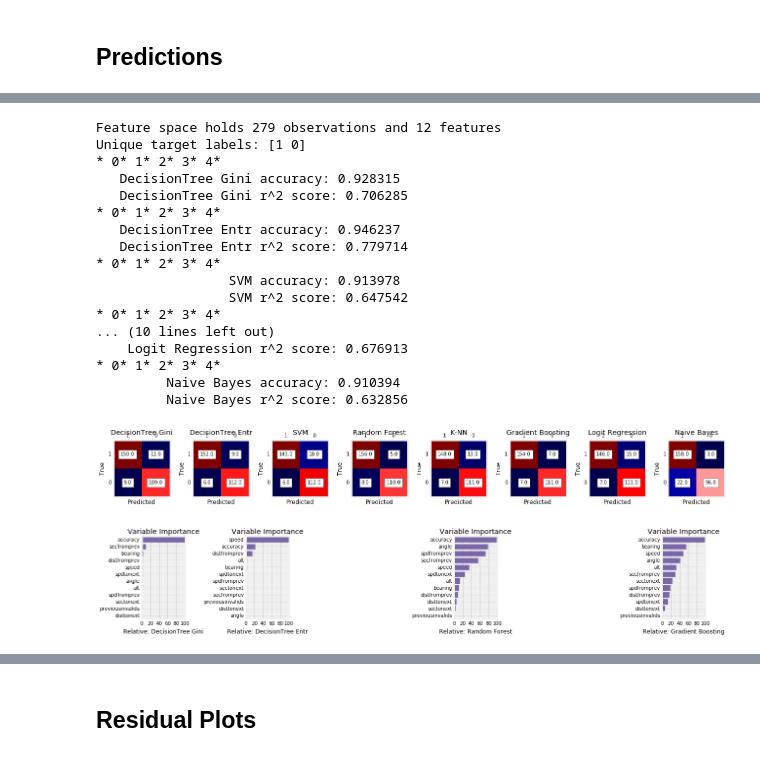
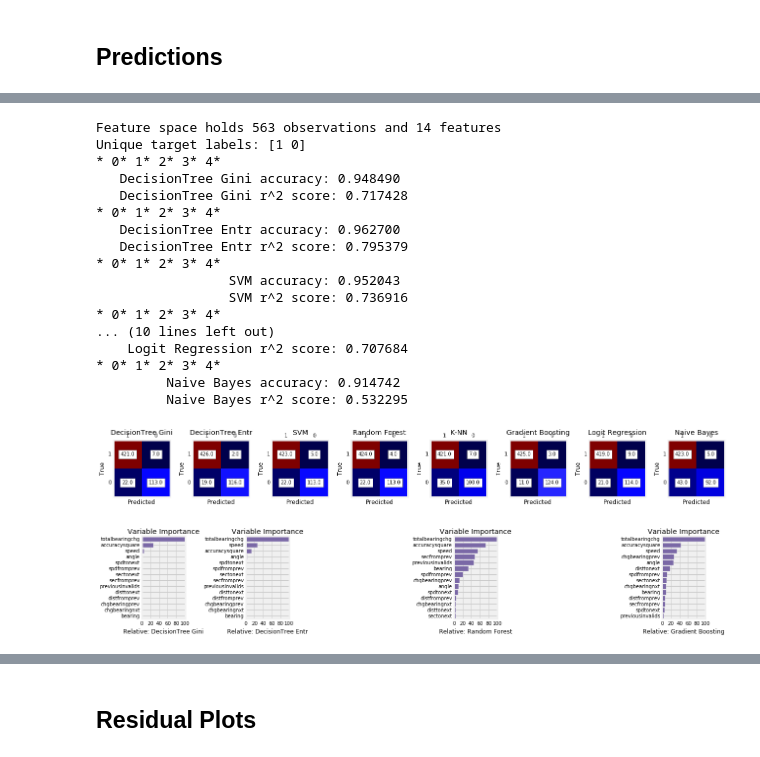
Before and after one commit to sada-narayanappa/Notebooks, a Jupyter notebook: SCHAS/InvalidPoints-usingmarkedvalidity.ipynb, the cells around one changed output, grey strips where cells are left out. Drawn from its saved outputs; the diff is of its cells as text; code cells hidden in the pictures.

Commit message:
Updated invalidpoints-usingmarkedvalidity
accuracy^2 is now a feature.
bearing/change in bearing is now a feature.
color coded the residual plot.

```diff
--- a/SCHAS/InvalidPoints-usingmarkedvalidity.ipynb
+++ b/SCHAS/InvalidPoints-usingmarkedvalidity.ipynb
@@ -84,8 +84,12 @@ is_valid = []
 lat = []
 lon = []
 accuracy = []
+accuracysquare = []
 speed = []
 bearing = []
+chgbearingnxt = []
+chgbearingprev = []
+totalbearingchg = []
 alt = []
 #location = []
 #activity = []
@@ -140,8 +144,12 @@ for k in range(dfLinvalid['is_valid'].value_counts()['2']):
         lat.append(dfLinvalid['lat'][invalididx])
         lon.append(dfLinvalid['lon'][invalididx])
         accuracy.append(dfLinvalid['accuracy'][invalididx])
+        accuracysquare.append(dfLinvalid['accuracy'][invalididx]*dfLinvalid['accuracy'][invalididx])
         speed.append(dfLinvalid['speed'][invalididx])
         bearing.append(dfLinvalid['bearing'][invalididx])
+        chgbearingprev.append(abs(dfLinvalid['bearing'][invalididx]-dfLinvalid['bearing'][invalididx+1]))
+        chgbearingnxt.append(abs(dfLinvalid['bearing'][invalididx-1]-dfLinvalid['bearing'][invalididx]))
+        totalbearingchg.append(abs(dfLinvalid['bearing'][invalididx]-dfLinvalid['bearing'][invalididx+1])+abs(dfLinvalid['bearing'][invalididx-1]-dfLinvalid['bearing'][invalididx]))
         alt.append(dfLinvalid['alt'][invalididx])
         #location.append(dfLinvalid['location'][invalididx])
         #activity.append(dfLinvalid['activity'][invalididx])
@@ -235,8 +243,12 @@ for k in range(dfLvalid['markedvalidity'].value_counts()[1]):
     lat.append(dfLvalid['lat'][randvalid])
     lon.append(dfLvalid['lon'][randvalid])
     accuracy.append(dfLvalid['accuracy'][randvalid])
+    accuracysquare.append(dfLvalid['accuracy'][randvalid]*dfLvalid['accuracy'][randvalid])
     speed.append(dfLvalid['speed'][randvalid])
     bearing.append(dfLvalid['bearing'][randvalid])
+    chgbearingprev.append(abs(dfLvalid['bearing'][randvalid]-dfLvalid['bearing'][randvalid+1]))
+    chgbearingnxt.append(abs(dfLvalid['bearing'][randvalid-1]-dfLvalid['bearing'][randvalid]))
+    totalbearingchg.append(abs(dfLvalid['bearing'][randvalid]-dfLvalid['bearing'][randvalid+1])+abs(dfLvalid['bearing'][invalididx-1]-dfLvalid['bearing'][invalididx]))
     alt.append(dfLvalid['alt'][randvalid])
     #location.append(dfLvalid['location'][randvalid])
     #activity.append(dfLvalid['activity'][randvalid])
@@ -318,10 +330,14 @@ newdict = {'stored_at': stored_at,
 #'record_type': record_type,
 #'lat': lat,
 #'lon': lon,
-'accuracy': accuracy,
+#'accuracy': accuracy,
+'accuracysquare': accuracysquare,
 'speed': speed,
 'bearing': bearing,
-'alt': alt,
+'chgbearingnxt': chgbearingnxt,
+'chgbearingprev': chgbearingprev,
+'totalbearingchg': totalbearingchg,
+#'alt': alt,
 #'location': location,
 #'activity': activity,
 #'battery_level': battery_level,
@@ -503,37 +519,37 @@ Dropping in prepareDF -  Index(['measured_at', 'stored_at'], dtype='object')
 # %%
 %%time
 from sklearn.naive_bayes import GaussianNB
 cls = [# Comment/uncomment out any classfiers according to your need
        # DO NOT CHANGE
         "DecisionTree Gini" , tree.DecisionTreeClassifier(max_depth=4, criterion="gini"),
         "DecisionTree Entr" , tree.DecisionTreeClassifier(max_depth=4, criterion="entropy"),
         "SVM"               , sklearn.svm.SVC(),
         "Random Forest"     , sklearn.ensemble.RandomForestClassifier(),
         "K-NN"              , sklearn.neighbors.KNeighborsClassifier(),
-        "Gradient Boosting" , sklearn.ensemble.RandomForestClassifier(),
+        "Gradient Boosting" , sklearn.ensemble.GradientBoostingClassifier(subsample=.85),
         "Logit Regression"  , sklearn.linear_model.LogisticRegression(),
         "Naive Bayes"       , GaussianNB(),
 ];
 y = df[predictColumn]
 X = df.drop(predictColumn, axis=1)
 (X1,y1,ra,cls, y_preds, clfs) = Classify(X,y, True, drawConfusionMatrix=True, classifiers=cls, scale=True)
 # %% [output]
-Feature space holds 279 observations and 12 features
+Feature space holds 563 observations and 14 features
 Unique target labels: [1 0]
 * 0* 1* 2* 3* 4*
-   DecisionTree Gini accuracy: 0.928315
-   DecisionTree Gini r^2 score: 0.706285
+   DecisionTree Gini accuracy: 0.948490
+   DecisionTree Gini r^2 score: 0.717428
 * 0* 1* 2* 3* 4*
-   DecisionTree Entr accuracy: 0.946237
-   DecisionTree Entr r^2 score: 0.779714
+   DecisionTree Entr accuracy: 0.962700
+   DecisionTree Entr r^2 score: 0.795379
 * 0* 1* 2* 3* 4*
-                 SVM accuracy: 0.913978
-                 SVM r^2 score: 0.647542
+                 SVM accuracy: 0.952043
+                 SVM r^2 score: 0.736916
 * 0* 1* 2* 3* 4*
 ... (10 lines left out)
-    Logit Regression r^2 score: 0.676913
+    Logit Regression r^2 score: 0.707684
 * 0* 1* 2* 3* 4*
-         Naive Bayes accuracy: 0.910394
-         Naive Bayes r^2 score: 0.632856
+         Naive Bayes accuracy: 0.914742
+         Naive Bayes r^2 score: 0.532295
-[figure, old version]
+[figure, new version]
-[figure, old version]
+[figure, new version]
```
Also changed, not shown: parts of 6 cells of this notebook, 4 other files.
